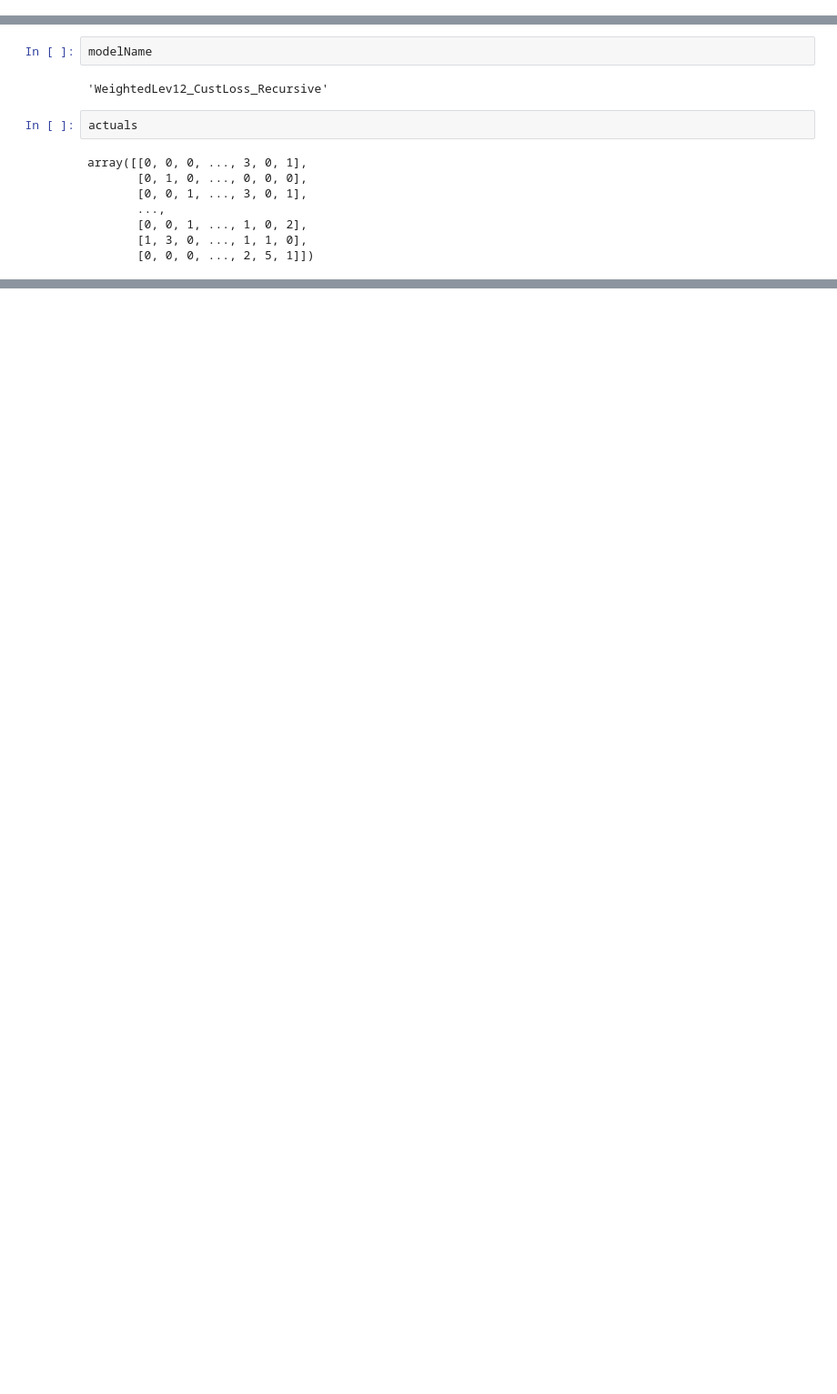
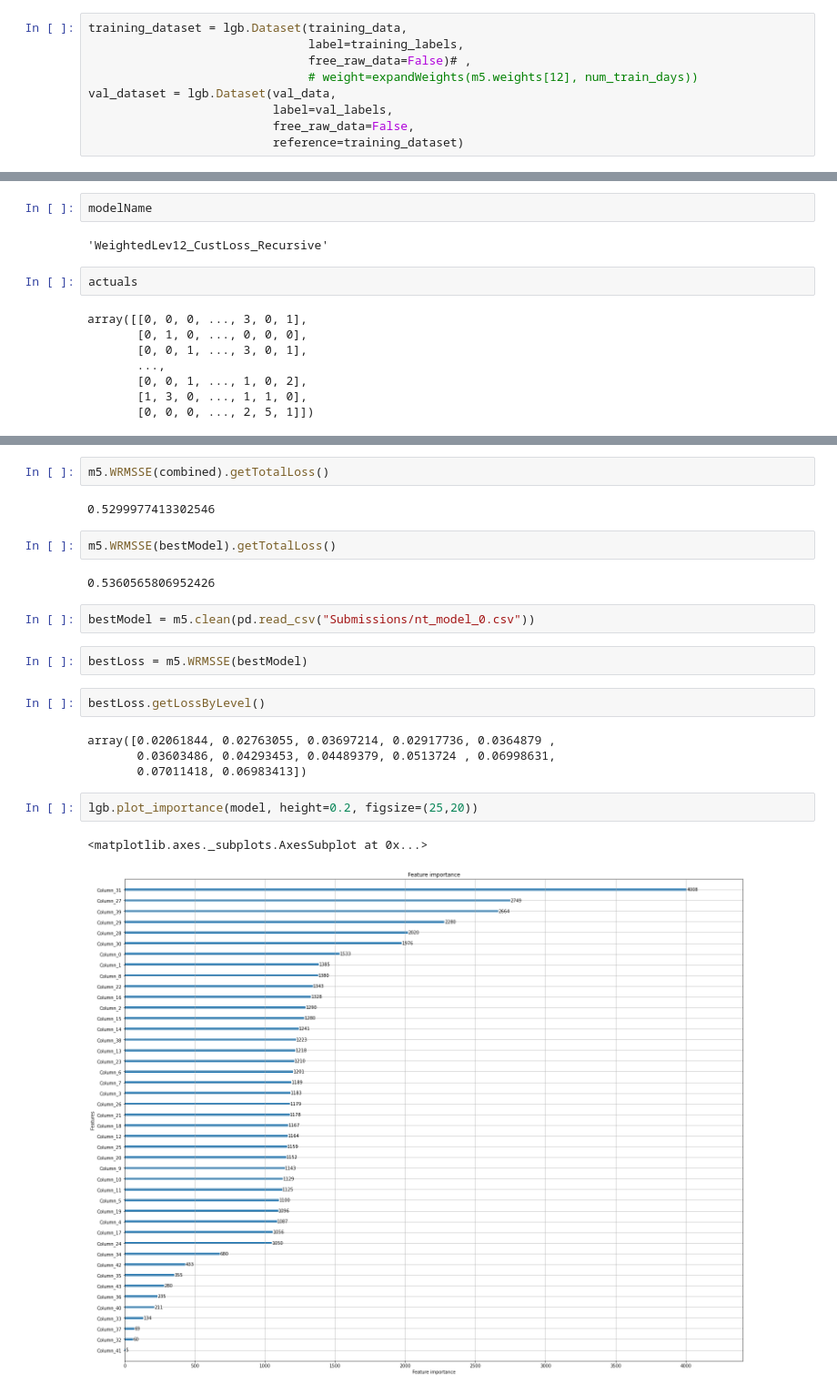
Before and after one commit to ntumm120/M5-Forecasting-Competition, a Jupyter notebook: Custom Loss LGBM.ipynb, the cells around one changed output, grey strips where cells are left out. Shown at 91% size. Saved outputs shown, nothing was run; the diff lists cells and outputs as text; blank space fills up the shorter version.

```diff
--- a/Custom Loss LGBM.ipynb
+++ b/Custom Loss LGBM.ipynb
@@ -311,0 +478,9 @@ np.save("features/training_data.npy", training_data)
+# %%
+training_dataset = lgb.Dataset(training_data,
+                               label=training_labels,
+                               free_raw_data=False)# ,
+                               # weight=expandWeights(m5.weights[12], num_train_days))
+val_dataset = lgb.Dataset(val_data,
+                          label=val_labels,
+                          free_raw_data=False,
+                          reference=training_dataset)
@@ -573,0 +952,23 @@ df.iloc[:, 6:]
+# %%
+m5.WRMSSE(combined).getTotalLoss()
+# %% [output]
+0.5299977413302546
+# %%
+m5.WRMSSE(bestModel).getTotalLoss()
+# %% [output]
+0.5360565806952426
+# %%
+bestModel = m5.clean(pd.read_csv("Submissions/nt_model_0.csv"))
+# %%
+bestLoss = m5.WRMSSE(bestModel)
+# %%
+bestLoss.getLossByLevel()
+# %% [output]
+array([0.02061844, 0.02763055, 0.03697214, 0.02917736, 0.0364879 ,
+       0.03603486, 0.04293453, 0.04489379, 0.0513724 , 0.06998631,
+       0.07011418, 0.06983413])
+# %%
+lgb.plot_importance(model, height=0.2, figsize=(25,20))
+# %% [output]
+<matplotlib.axes._subplots.AxesSubplot at 0x...>
+[figure, added]
```
Also changed, not shown: parts of 99 cells of this notebook, 9 other files.
